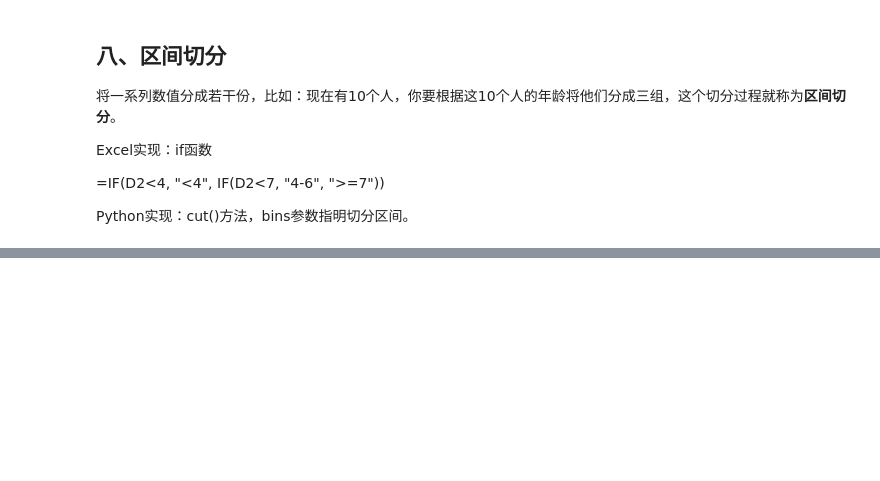
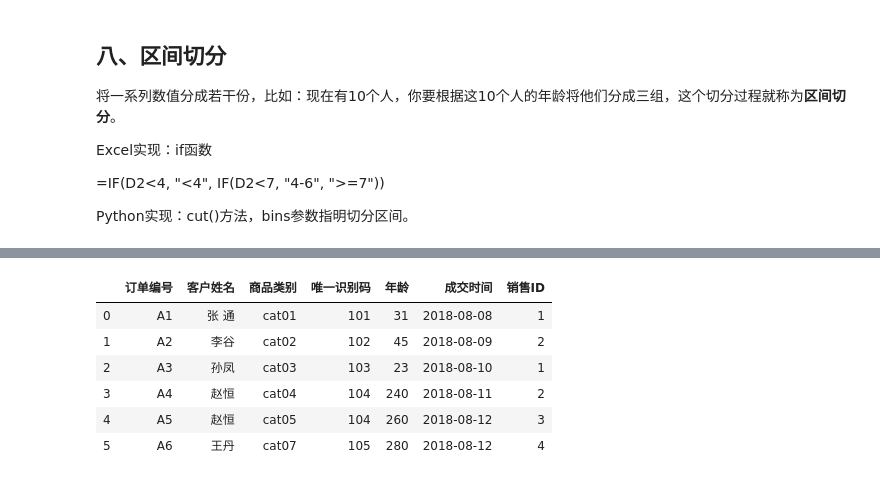
Before and after one commit to silianpan/Excel_to_Python, a Jupyter notebook: chapter04.ipynb, the cells around one changed output, grey strips where cells are left out. Cells and saved outputs as stored; diff of their text form; code cells hidden in the pictures; blank space fills up the shorter version.

```diff
--- a/chapter04.ipynb
+++ b/chapter04.ipynb
@@ -415,0 +470,11 @@ Python实现：cut()方法，bins参数指明切分区间。
+# %%
+df['商品类别'] = ['cat01', 'cat02', 'cat03', 'cat04', 'cat05', 'cat07']
+df
+# %% [output]
+|  | 订单编号 | 客户姓名 | 商品类别 | 唯一识别码 | 年龄 | 成交时间 | 销售ID |
+| 0 | A1 | 张 通 | cat01 | 101 | 31 | 2018-08-08 | 1 |
+| 1 | A2 | 李谷 | cat02 | 102 | 45 | 2018-08-09 | 2 |
+| 2 | A3 | 孙凤 | cat03 | 103 | 23 | 2018-08-10 | 1 |
+| 3 | A4 | 赵恒 | cat04 | 104 | 240 | 2018-08-11 | 2 |
+| 4 | A5 | 赵恒 | cat05 | 104 | 260 | 2018-08-12 | 3 |
+| 5 | A6 | 王丹 | cat07 | 105 | 280 | 2018-08-12 | 4 |
```
Also changed, not shown: parts of 17 cells of this notebook, 5 other files.
